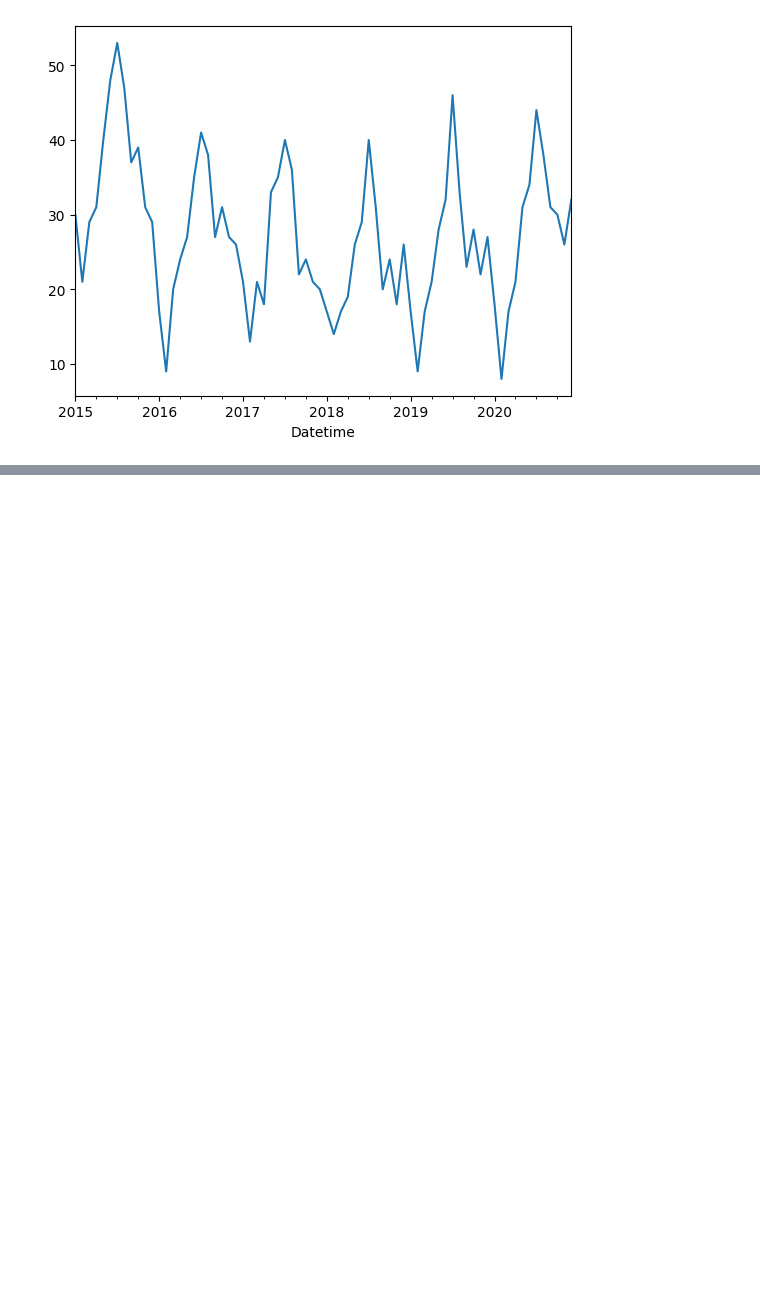
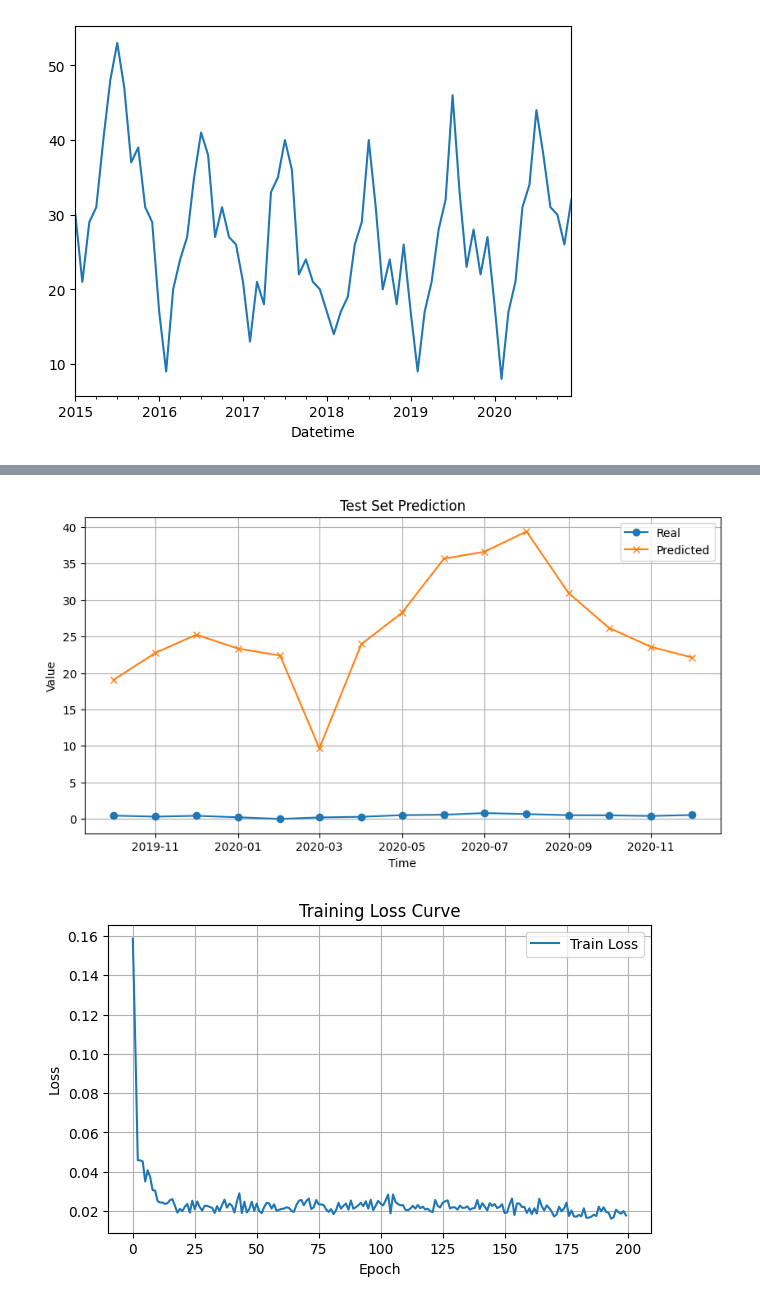
Before and after one commit to Deesthortered/ML_Courses_Homeworks, a Jupyter notebook: Lesson12_homework.ipynb, the cells around one changed output, grey strips where cells are left out. Cells and saved outputs as stored; diff of their text form; code cells hidden in the pictures; blank space fills up the shorter version.

```diff
--- a/Lesson12_homework.ipynb
+++ b/Lesson12_homework.ipynb
@@ -80,0 +87,17 @@ Sample, X:
+# %%
+class TimeSeriesDataset(Dataset):
+    def __init__(self, X, Y):
+        self.X = torch.tensor(X, dtype=torch.float32)
+        self.Y = torch.tensor(Y, dtype=torch.float32)
+
+    def __len__(self):
+        return len(self.X)
+
+    def __getitem__(self, idx):
+        return self.X[idx], self.Y[idx]
+
+train_dataset = TimeSeriesDataset(train_x, train_y)
+test_dataset  = TimeSeriesDataset(test_x, test_y)
+
+train_loader = DataLoader(train_dataset, batch_size=16, shuffle=True)
+test_loader  = DataLoader(test_dataset, batch_size=1,  shuffle=False)
@@ -80,0 +176,58 @@ Sample, X:
+# %%
+chosen_arch = rnn_architectures[1]
+model = FlexibleRNN(
+    rnn_type=current_rnn_type,
+    activation_function=current_activation_function,
+    sliding_window_size=input_sliding_window_size,
+    forecast_horizon=output_sliding_window_size,
+    layer_sizes=chosen_arch
+)
+
+print("Created model:")
+print(model)
+
+train_losses = train_model(
+    model=model,
+    criterion=current_criterion,
+    train_loader=train_loader,
+    num_epochs=200,
+    lr=0.01
+)
+
+
+model.eval()
+predictions = []
+actuals = []
+
+with torch.no_grad():
+    for batch_x, batch_y in test_loader:
+        y_pred = model(batch_x)
+        predictions.append(y_pred.squeeze().item())
+        actuals.append(batch_y.squeeze().item())
+
+predictions = np.array(predictions)
+predictions_original_scale = scaler.inverse_transform(predictions.reshape(-1,1)).ravel()
+actuals = np.array(actuals)
+
+
+test_index = data.index[-test_set_size:]
+
+plt.figure(figsize=(10,5))
+plt.plot(test_index, actuals, label='Real', marker='o')
+plt.plot(test_index, predictions_original_scale, label='Predicted', marker='x')
+plt.title("Test Set Prediction")
+plt.xlabel("Time")
+plt.ylabel("Value")
+plt.legend()
+plt.grid(True)
+plt.show()
+
+plt.figure(figsize=(7,4))
+plt.plot(train_losses, label='Train Loss')
+plt.title("Training Loss Curve")
+plt.xlabel("Epoch")
+plt.ylabel("Loss")
+plt.grid(True)
+plt.legend()
+plt.show()
+# %% [output]
@@ -80,0 +245,2 @@ Sample, X:
+[figure, added]
+[figure, added]
```
Also changed, not shown: parts of 7 cells of this notebook.
